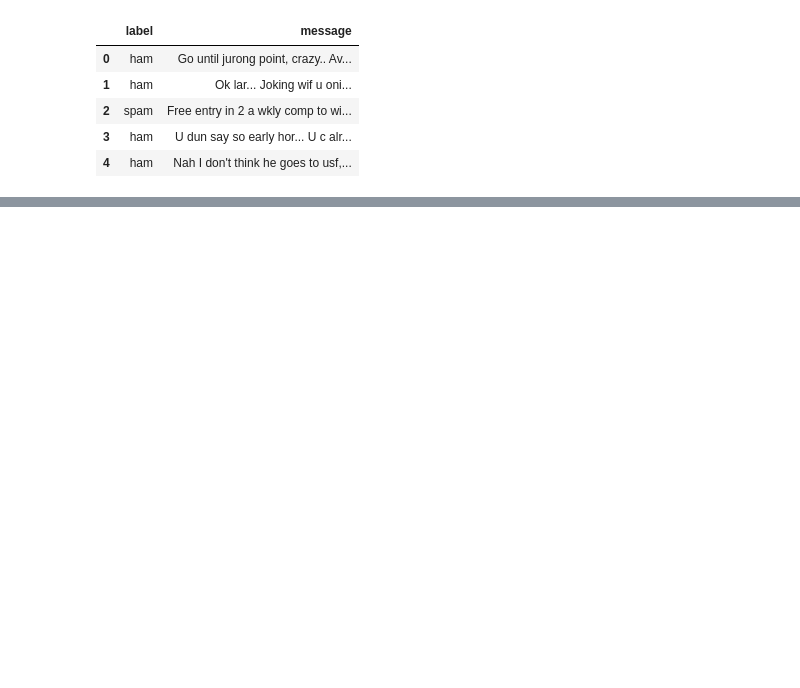
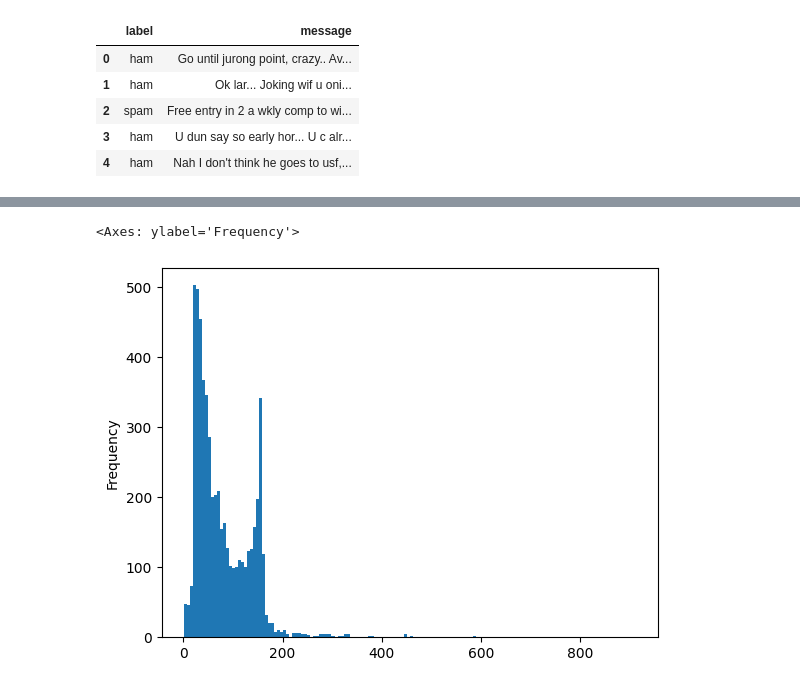
Before and after one commit to LukeOpany/nlp-spam-filter, a Jupyter notebook: nlp.ipynb, the cells around one changed output, grey strips where cells are left out. Saved outputs shown, nothing was run; the diff lists cells and outputs as text; code cells hidden in the pictures; blank space fills up the shorter version.

Commit message:
Complete spam filter NLP project with classification report

```diff
--- a/nlp.ipynb
+++ b/nlp.ipynb
@@ -19,7 +23,7 @@ NLTK Downloader
 # %%
 #Use dataset from the UCI dataset repository:
-df = pd.read_csv('/Users/lukeopany/Documents/nlp/SMSSpamCollection.csv', sep='\t', header=None, names=['label', 'message'])
-df.head()
+messages = pd.read_csv('/Users/lukeopany/Documents/nlp/SMSSpamCollection.csv', sep='\t', header=None, names=['label', 'message'])
+messages.head()
 # %% [output]
 |  | label | message |
 | 0 | ham | Go until jurong point, crazy.. Av... |
@@ -29,0 +87,4 @@ df.head()
+# %%
+#Create a new column to detect how long the messages are
+messages['length'] = messages['message'].apply(len)
+messages.head()
@@ -29,0 +98,8 @@ df.head()
+# %%
+#Let's visualize the length of the messages
+#Trying to see if message length is a distinguishing feature between ham and spam
+
+messages['length'].plot(bins=150, kind='hist')
+# %% [output]
+<Axes: ylabel='Frequency'>
+[figure, added]
```
Also changed, not shown: parts of 47 cells of this notebook.
